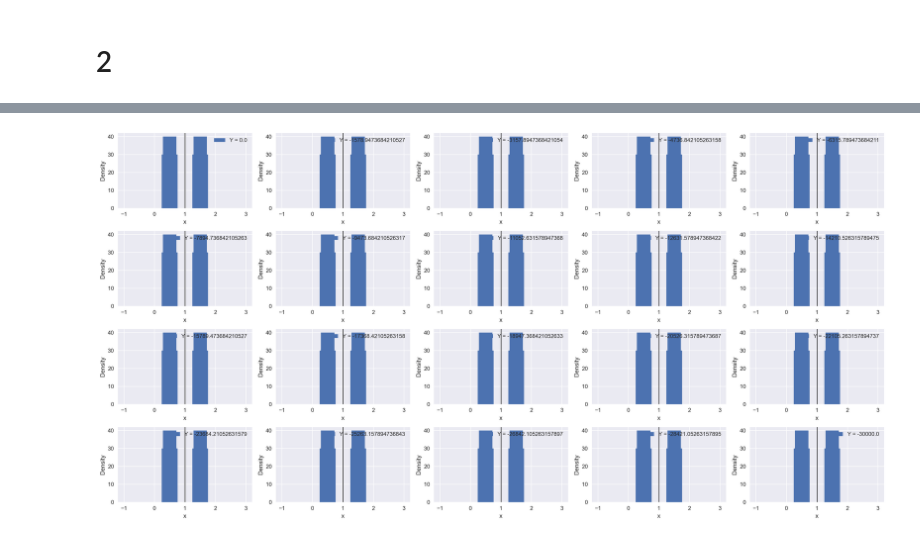
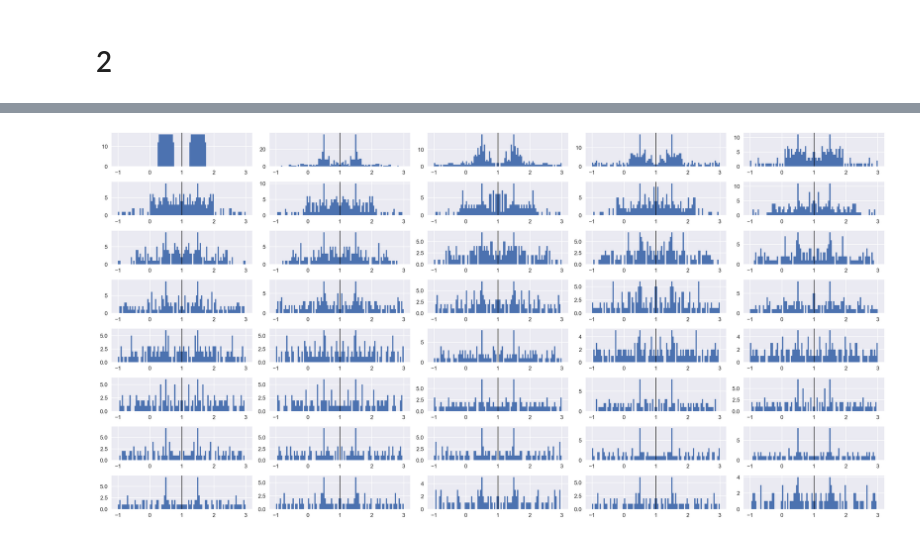
Before and after one commit to fredericosantos/light-particle-experiment, a Jupyter notebook: new.ipynb, the cells around one changed output, grey strips where cells are left out. Drawn from its saved outputs; the diff is of its cells as text; code cells hidden in the pictures.

```diff
--- a/new.ipynb
+++ b/new.ipynb
@@ -110,6 +202,6 @@ plt.show()
 # %%
 # Initialize the x-coordinates for which we want to calculate the gravitational force
-x_coordinates_to_evaluate = np.linspace(particle_start_x, 0.99, 500)
+x_coordinates_to_evaluate = np.linspace(0, 2, 1000)
 y_coordinate = 0 # y-coordinate is set to 0
 
 # Initialize an array to store the gravitational forces at each x-coordinate
@@ -119,14 +211,13 @@ gravitational_forces = np.zeros((len(x_coordinates_to_evaluate), 2))
 for i, x in enumerate(x_coordinates_to_evaluate):
     net_force = np.zeros(2)
     for node_x in barrier_nodes_x:
+        # net_force += calculate_net_force(x, y, node_x, barrier_y, G, alpha, k)
         distance_vector = np.array([node_x, barrier_y]) - np.array([x, y_coordinate])
         distance_magnitude = np.linalg.norm(distance_vector)
         unit_vector = distance_vector / distance_magnitude
-        classical_force_magnitude = G / distance_magnitude**2
-        distorted_force_magnitude = classical_force_magnitude * (og_grav + alpha * np.cos(k * distance_magnitude))
-        # distorted_force_magnitude = classical_force_magnitude
-        net_force += distorted_force_magnitude * unit_vector
-        net_force += distorted_force_magnitude
+        force_mag = G / distance_magnitude**2
+        force_mag = force_mag * (og_grav + alpha * np.sin(k * distance_magnitude))
+        net_force += force_mag * unit_vector
     gravitational_forces[i] = net_force
 
 # Plot the gravitational force in both x and y directions
@@ -137,7 +228,9 @@ plt.subplot(1, 2, 1)
 plt.plot(x_coordinates_to_evaluate, gravitational_forces[:, 0])
 plt.xlabel('X Coordinate')
 plt.ylabel('Gravitational Force (X-direction)')
-plt.title('Gravitational Force in X-direction at Y = 0')
+plt.title(f'Gravitational Force in X-direction at Y = {y_coordinate}')
+#limit y to y average
+plt.ylim(-1e-7, 1e-7)
 plt.grid(True)
 
 # Gravitational force in the y-direction
@@ -145,7 +238,7 @@ plt.subplot(1, 2, 2)
 plt.plot(x_coordinates_to_evaluate, gravitational_forces[:, 1])
 plt.xlabel('X Coordinate')
 plt.ylabel('Gravitational Force (Y-direction)')
-plt.title('Gravitational Force in Y-direction at Y = 0')
+plt.title(f'Gravitational Force in Y-direction at Y = {y_coordinate}')
 plt.grid(True)
 
 plt.tight_layout()
@@ -172,10 +265,10 @@ for i in range(x_grid.shape[0]):
             distance_vector = np.array([node_x, barrier_y]) - np.array([x, y])
             distance_magnitude = np.linalg.norm(distance_vector)
             unit_vector = distance_vector / distance_magnitude
-            classical_force_magnitude = G / distance_magnitude**2
-            distorted_force_magnitude = classical_force_magnitude * (og_grav+ alpha * np.cos(k * distance_magnitude))
+            force_mag = G / distance_magnitude**2
+            force_mag = force_mag * (og_grav+ alpha * np.cos(k * distance_magnitude))
             # distorted_force_magnitude = classical_force_magnitude
-            net_force += distorted_force_magnitude * unit_vector
+            net_force += force_mag * unit_vector
         gravitational_forces_x[i, j] = net_force[0]
         gravitational_forces_y[i, j] = net_force[1]
 
@@ -329,30 +406,30 @@ plt.show()
 # %%
 # Parameters
-y_values = np.linspace(0, min_y, 20)
+y_values = np.linspace(0, min_y, 40)
 
 # Initialize the plot
-fig, axes = plt.subplots(4, 5, figsize=(20, 10))
+fig, axes = plt.subplots(8, 5, figsize=(20, 10))
 axes = axes.flatten()
 
 # Loop over each subplot to plot the data for different y-values
 for i, y in enumerate(y_values):
     ax = axes[i]
 
     # Find the closest y-position in the data
     closest_y_index = np.argmin(np.abs(particle_positions_history[:, :, 1] - y), axis=0)
 
     # Extract the corresponding x-positions
     x_positions_at_y = np.array([particle_positions_history[closest_y_index[j], j, 0] for j in range(num_particles)])
 
     # Plot the histogram
     ax.hist(x_positions_at_y, bins=100, density=False, range=(0-1, x_range+1), label=f'Y = {y}')
     ax.axvline(1, color='black', linewidth=1)
-    ax.set_xlabel('x')
-    ax.set_ylabel('Density')
+    # ax.set_xlabel('x')
+    # ax.set_ylabel('Density')
+    # hide legend
     ax.grid(True)
-    ax.legend()
 
 plt.tight_layout()
 plt.show()
 # %% [output]
-[figure, old version]
+[figure, new version]
```
Also changed, not shown: parts of 10 cells of this notebook, 1 other file.
